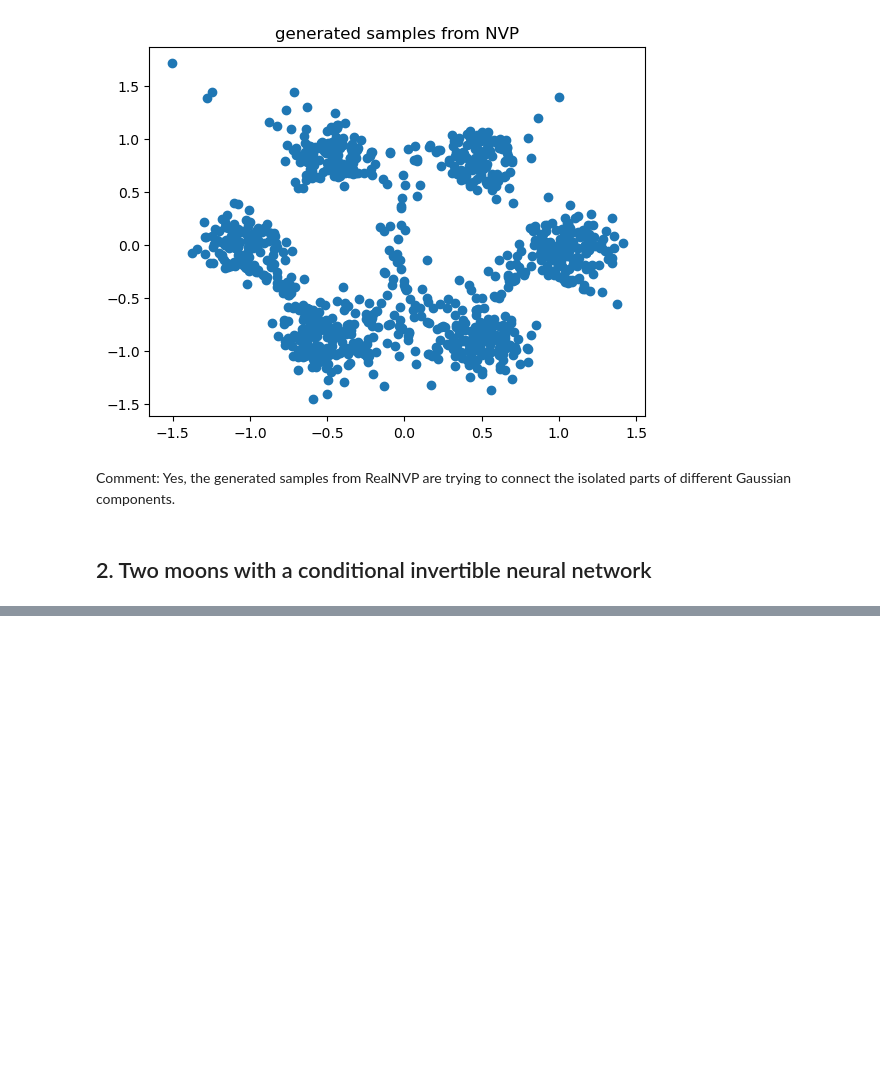
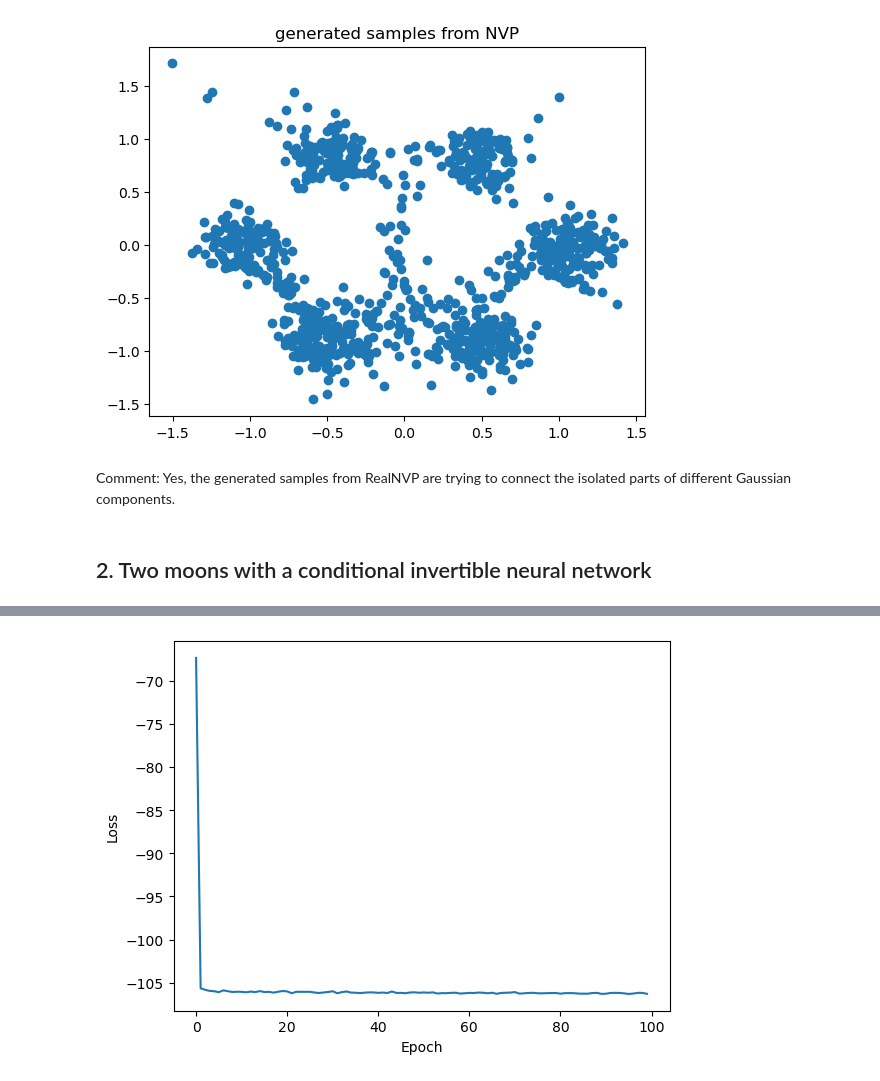
Before and after one commit to Max-Hi/GenNN, a Jupyter notebook: Exercise_3/normalizing-flows.ipynb, the cells around one changed output, grey strips where cells are left out. Saved outputs shown, nothing was run; the diff lists cells and outputs as text; code cells hidden in the pictures; blank space fills up the shorter version.

```diff
--- a/Exercise_3/normalizing-flows.ipynb
+++ b/Exercise_3/normalizing-flows.ipynb
@@ -400,0 +548,25 @@ Comment: Yes, the generated samples from RealNVP are trying to connect the isola
+# %%
+# Create a new dataset with Gaussian mixture setting
+num_samples = 10000
+# conditions in one-hot encoding; random conditions
+conditions_index = np.random.randint(0, 6, num_samples)
+conditions = np.eye(6)[conditions_index]
+# create a hexagon and vertices as the center of the Gaussian mixture components
+mu = np.array([(math.cos(2*math.pi/6*i), math.sin(2*math.pi/6*i)) for i in range(6)])
+# create a dataset with 10000 samples with standard deviation 1/10
+sigma = 0.1
+# create a Gaussian mixture model dataset with conditions
+X = np.array([np.random.normal(mu[conditions_index[i]], sigma) for i in range(num_samples)])
+
+# initialize and train the conditional RealNVP
+condition_size = 6
+input_size = 2
+blocks = 8
+hidden_size = 64
+batch_size = 150
+n_epochs = 100
+
+inn = ConditionalRealNVP(input_size=input_size, hidden_size=hidden_size, blocks=blocks, condition_size=condition_size)
+train_conditional_inn(inn, X, conditions, batch_size=batch_size, epochs=n_epochs, visualize=True)
+# %% [output]
+[figure, added]
```
Also changed, not shown: parts of 7 cells of this notebook.
